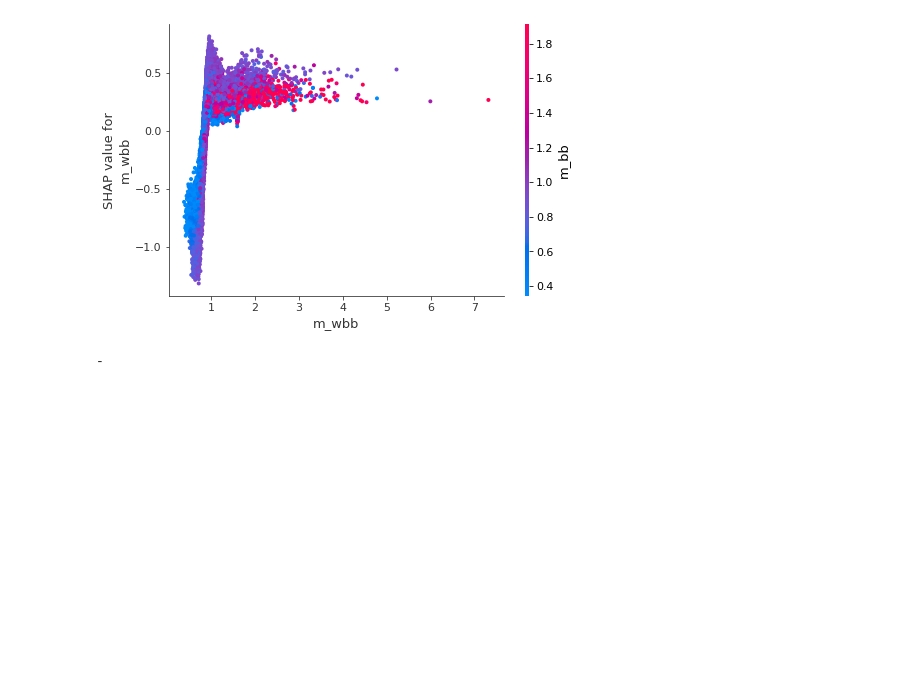
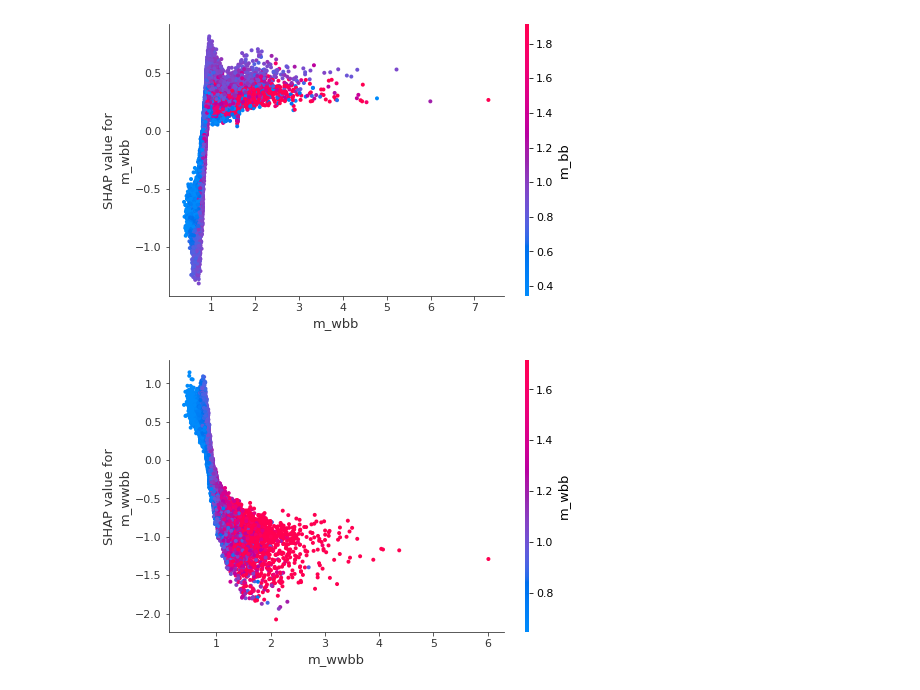
Before and after one commit to rpezoa/hep_shap, a Jupyter notebook: notebooks/shap_xgboost_plots.ipynb, the cells around one changed output. Cells and saved outputs as stored; diff of their text form; code cells hidden in the pictures; blank space fills up the shorter version.

```diff
--- a/notebooks/shap_xgboost_plots.ipynb
+++ b/notebooks/shap_xgboost_plots.ipynb
@@ -262,7 +346,7 @@ shap.summary_plot(shap_values, X_test)
 shap.dependence_plot("m_wbb", shap_values,  X_test )
 # %% [output]
 [figure]
-# %%
-print("-")
-# %% [output]
--
+# %%
+shap.dependence_plot("m_wwbb", shap_values,  X_test )
+# %% [output]
+[figure, added]
```
Also changed, not shown: parts of 38 cells of this notebook.
